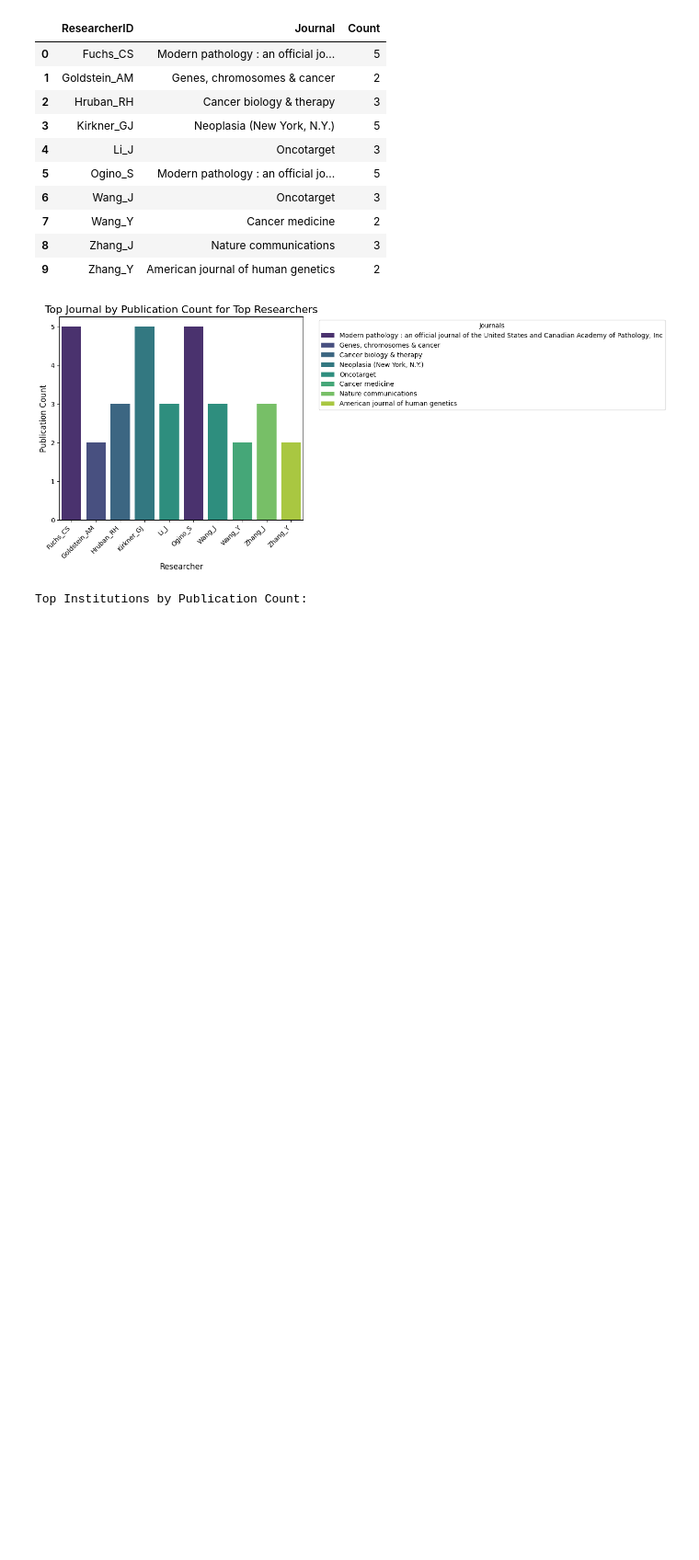
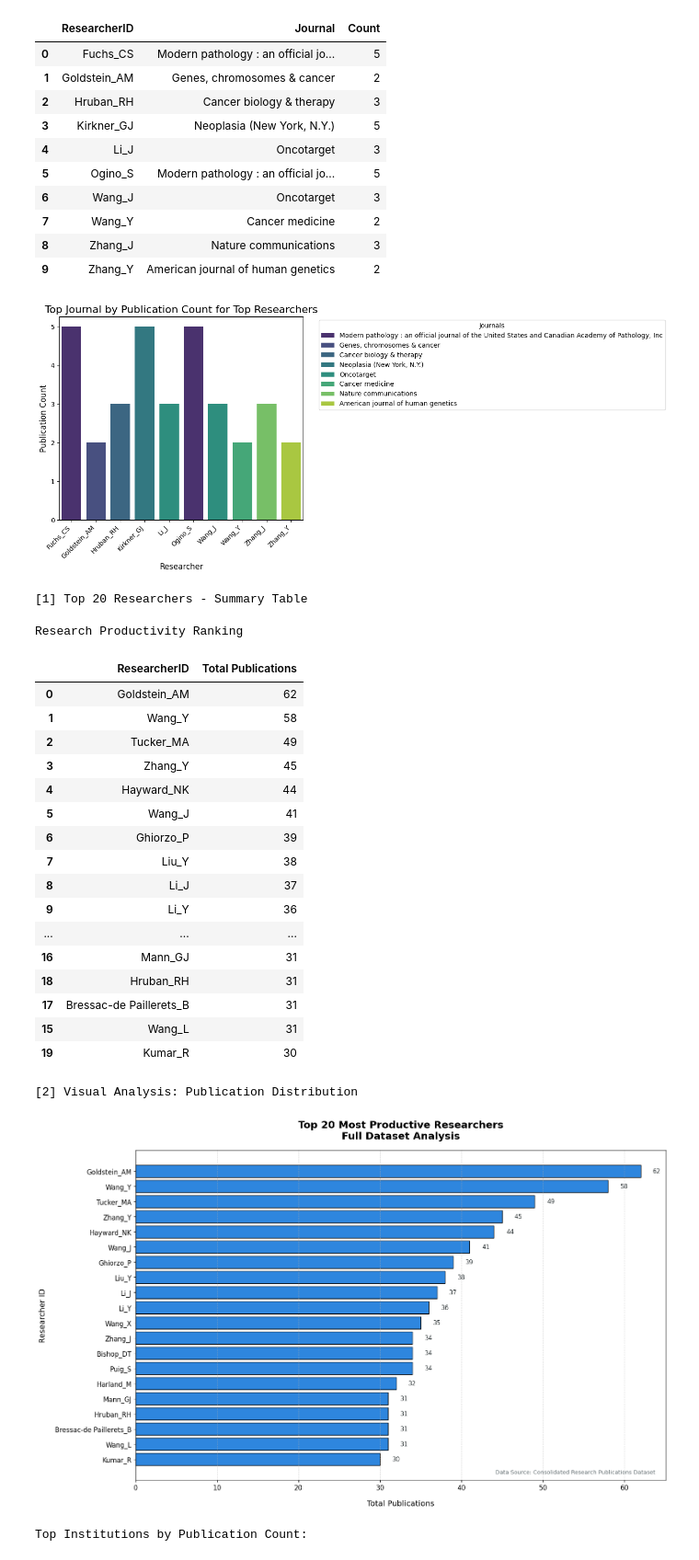
Before and after one commit to dm1706/Assessment_2, a Jupyter notebook: Consulting.ipynb, the cells around one changed output. Shown at 92% size. Cells and saved outputs as stored; diff of their text form; code cells hidden in the pictures; blank space fills up the shorter version.

```diff
--- a/Consulting.ipynb
+++ b/Consulting.ipynb
@@ -522,6 +524,86 @@ plt.tight_layout()
 plt.show()
 # %% [output]
 [figure]
+# %%
+# Calculate publication counts for all researchers
+author_counts = merged_df['ResearcherID'].value_counts().reset_index()
+author_counts.columns = ['ResearcherID', 'Total Publications']  # Corrected column name
+author_counts = author_counts.sort_values(by='Total Publications', ascending=False)
+top_researchers = author_counts.head(20)
+
+# Display formatted table
+print("\n[1] Top 20 Researchers - Summary Table")
+display(
+    top_researchers.style
+    .format({'Total Publications': '{:,}'})
+    .background_gradient(cmap='Blues', subset=['Total Publications'])
+    .set_caption("Research Productivity Ranking")
+)
+
+#  Generate publication distribution visualization
+print("\n[2] Visual Analysis: Publication Distribution")
+plt.figure(figsize=(16, 10))
+bars = plt.barh(
+    top_researchers['ResearcherID'],
+    top_researchers['Total Publications'],
+    color='#2e86de',
+    height=0.8,
+    edgecolor='black'
+)
+
+# Add value annotations
+for bar in bars:
+    width = bar.get_width()
+    plt.text(width + 1.5,
+            bar.get_y() + bar.get_height()/2,
+            f'{int(width):,}',
+            va='center',
+            ha='left',
+            fontsize=11,
+            color='#2d3436')
+
+# Style configuration
+plt.gca().invert_yaxis()
+plt.title('Top 20 Most Productive Researchers\nFull Dataset Analysis',
+         fontsize=18, pad=20, fontweight='semibold')
+plt.xlabel('Total Publications', fontsize=14, labelpad=15)
+plt.ylabel('Researcher ID', fontsize=14, labelpad=15)
+plt.xticks(fontsize=12)
+plt.yticks(fontsize=12)
+plt.grid(axis='x', linestyle='--', alpha=0.4)
+
+# Add data source annotation
+plt.annotate('Data Source: Consolidated Research Publications Dataset',
+            xy=(0.98, 0.02),
+            xycoords='axes fraction',
+            ha='right',
+            fontsize=10,
+            color='#636e72')
+
+plt.tight_layout()
+plt.show()
+# %% [output]
+[1] Top 20 Researchers - Summary Table
+Research Productivity Ranking
+|  | ResearcherID | Total Publications |
+| 0 | Goldstein_AM | 62 |
+| 1 | Wang_Y | 58 |
+| 2 | Tucker_MA | 49 |
+| 3 | Zhang_Y | 45 |
+| 4 | Hayward_NK | 44 |
+| 5 | Wang_J | 41 |
+| 6 | Ghiorzo_P | 39 |
+| 7 | Liu_Y | 38 |
+| 8 | Li_J | 37 |
+| 9 | Li_Y | 36 |
+| ... | ... | ... |
+| 16 | Mann_GJ | 31 |
+| 18 | Hruban_RH | 31 |
+| 17 | Bressac-de Paillerets_B | 31 |
+| 15 | Wang_L | 31 |
+| 19 | Kumar_R | 30 |
+[2] Visual Analysis: Publication Distribution
+[figure, added]
 # %%
 # Combine author and first author affiliations
 cancer_rows['AllAffiliations'] = (
```
Also changed, not shown: parts of 6 cells of this notebook.
